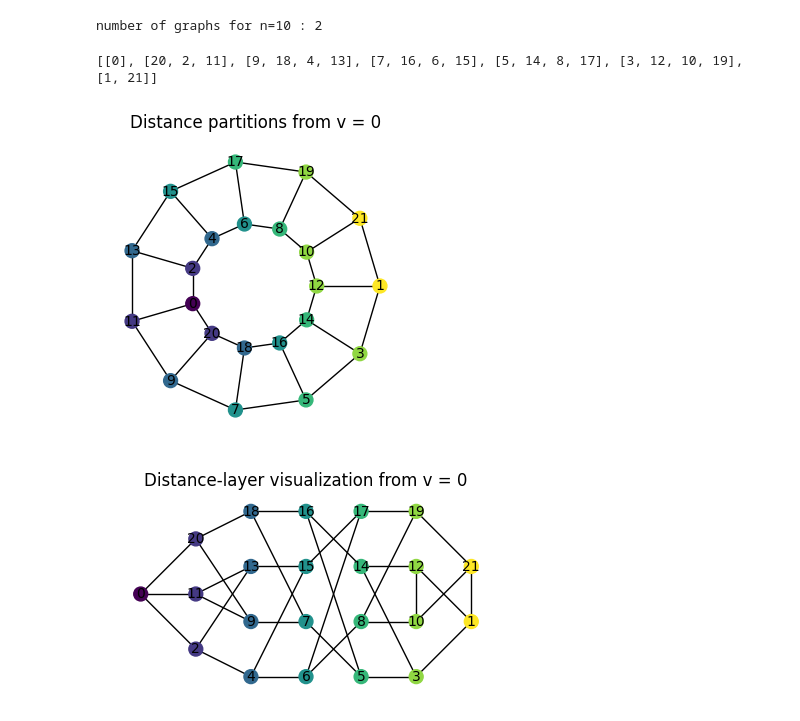
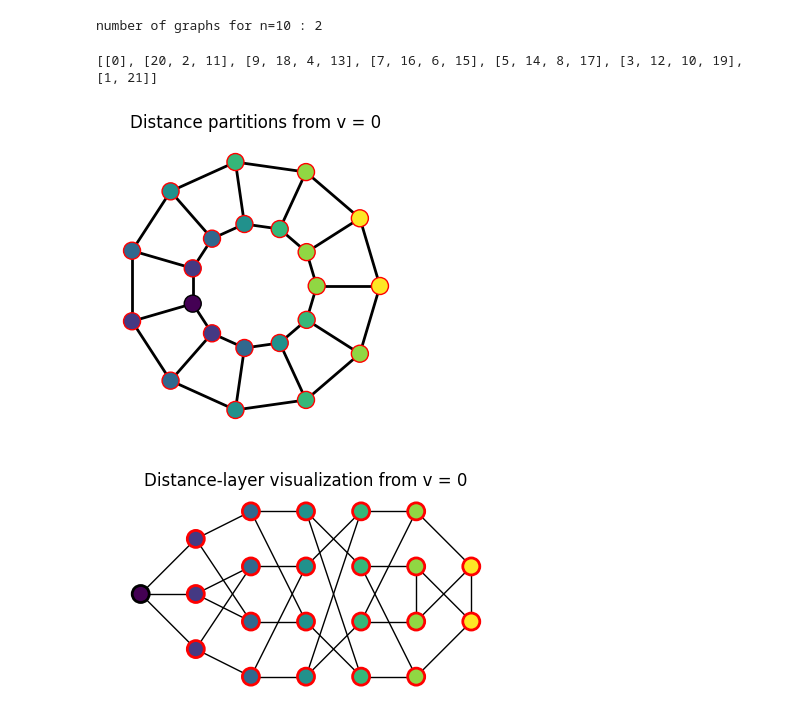
Before and after one commit to matej-2003/graph_theory_research_project, a Jupyter notebook: excentricity.ipynb, the cells around one changed output. Saved outputs shown, nothing was run; the diff lists cells and outputs as text; code cells hidden in the pictures.

```diff
--- a/excentricity.ipynb
+++ b/excentricity.ipynb
@@ -12,7 +12,7 @@ G, _, _ = x[1]
 # %% [output]
 number of graphs for n=10 : 2
 # %%
-def color_distance_partitions(G, v = 0, figsize=(3, 3), with_labels=True, pos=None):
+def color_distance_partitions(G, v = 0, figsize=(3, 3), with_labels=False, pos=None):
     # get BFS layers
     layers = list(nx.bfs_layers(G, v))
 
@@ -34,13 +34,19 @@ def color_distance_partitions(G, v = 0, figsize=(3, 3), with_labels=True, pos=No
     node_colors = [node_to_layer[n] for n in G.nodes()]
 
     plt.figure(figsize=figsize)
+    edge_colors = [
+        'red' if G.nodes[n].get("infected", False) else 'black'
+        for n in G.nodes()
+    ]
     nx.draw(
         G,
         pos_,
         with_labels=with_labels,
         node_color=node_colors,
+        edgecolors=edge_colors,
+        linewidths=2,
         cmap=plt.cm.viridis,
-        node_size=100,
+        node_size=150,
         font_size=10,
     )
 
@@ -48,7 +54,7 @@ def color_distance_partitions(G, v = 0, figsize=(3, 3), with_labels=True, pos=No
     plt.show()
 
 
-def visualize_distance_partitions(G, v = 0, figsize=(8, 4), with_labels=True):
+def visualize_distance_partitions(G, v = 0, figsize=(8, 4), with_labels=False):
     # compute distance layers
     layers = list(nx.bfs_layers(G, v))
 
@@ -69,36 +75,46 @@ def visualize_distance_partitions(G, v = 0, figsize=(8, 4), with_labels=True):
     node_colors = []
     for node in G.nodes():
         for i, layer in enumerate(layers):
             if node in layer:
                 node_colors.append(i)
                 break
+    edge_colors = [
+        'red' if G.nodes[n].get("infected", False) else 'black'
+        for n in G.nodes()
+    ]
 
     plt.figure(figsize=figsize)
     nx.draw(
         G,
         pos,
         with_labels=with_labels,
         node_color=node_colors,
+        edgecolors=edge_colors,
+        linewidths=2,
         cmap=plt.cm.viridis,
-        node_size=100,
+        node_size=150,
         font_size=10,
     )
 
     plt.title(f"Distance-layer visualization from v = {v}")
     plt.axis("off")
     plt.show()
 
 
 
+for i in range(len(G.nodes)):
+    G.nodes[i]["infected"] = 1
+
+G.nodes[0]["infected"] = False
 
 color_distance_partitions(G, pos=prism_pos)
 visualize_distance_partitions(G, 0, figsize=(4, 2))
 # for i in G.nodes:
 #     visualize_distance_partitions(G, i, figsize=(4, 2))
 # %% [output]
 [[0], [20, 2, 11], [9, 18, 4, 13], [7, 16, 6, 15], [5, 14, 8, 17], [3, 12, 10, 19], [1, 21]]
-[figure, old version]
+[figure, new version]
-[figure, old version]
+[figure, new version]
 # %%
 graphs = generate_graphs(22)
 
```
Also changed, not shown: parts of 1 cell of this notebook.
